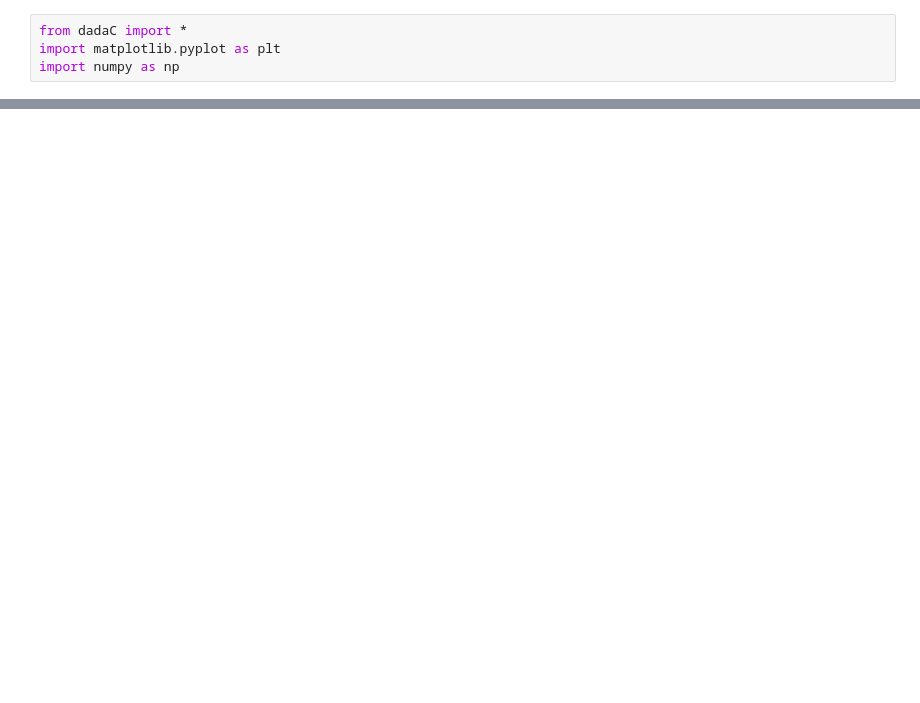
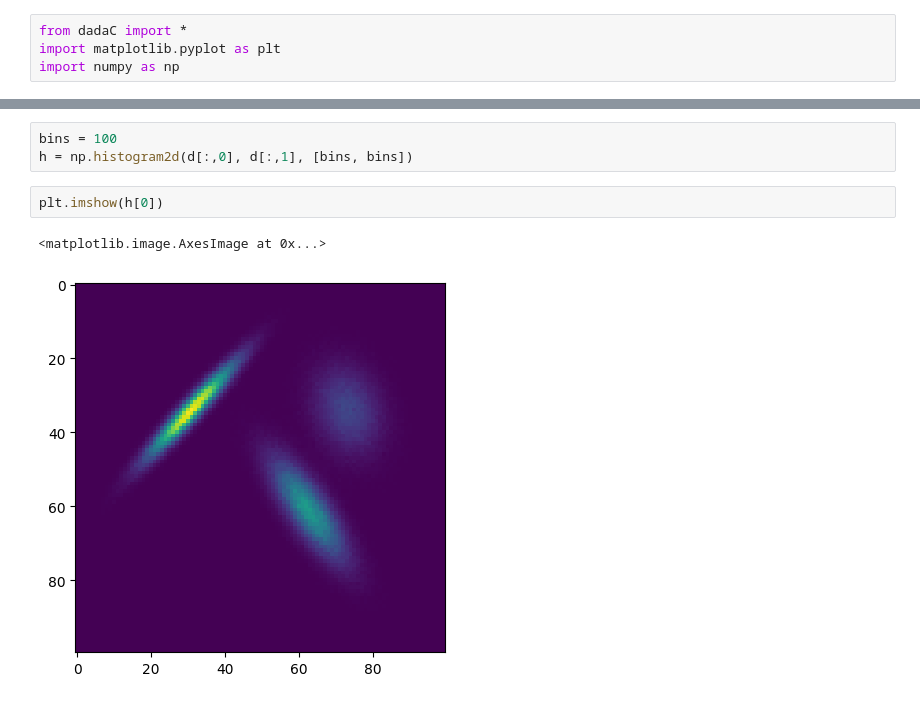
Before and after one commit to lykos98/dadaC, a Jupyter notebook: demo.ipynb, the cells around one changed output, grey strips where cells are left out. Cells and saved outputs as stored; diff of their text form; blank space fills up the shorter version.

```diff
--- a/demo.ipynb
+++ b/demo.ipynb
@@ -62,0 +63,8 @@ Text(0.5, 1.0, 'Density profile')
+# %%
+bins = 100
+h = np.histogram2d(d[:,0], d[:,1], [bins, bins])
+# %%
+plt.imshow(h[0])
+# %% [output]
+<matplotlib.image.AxesImage at 0x...>
+[figure, added]
```
Also changed, not shown: parts of 11 cells of this notebook, 15 other files.
